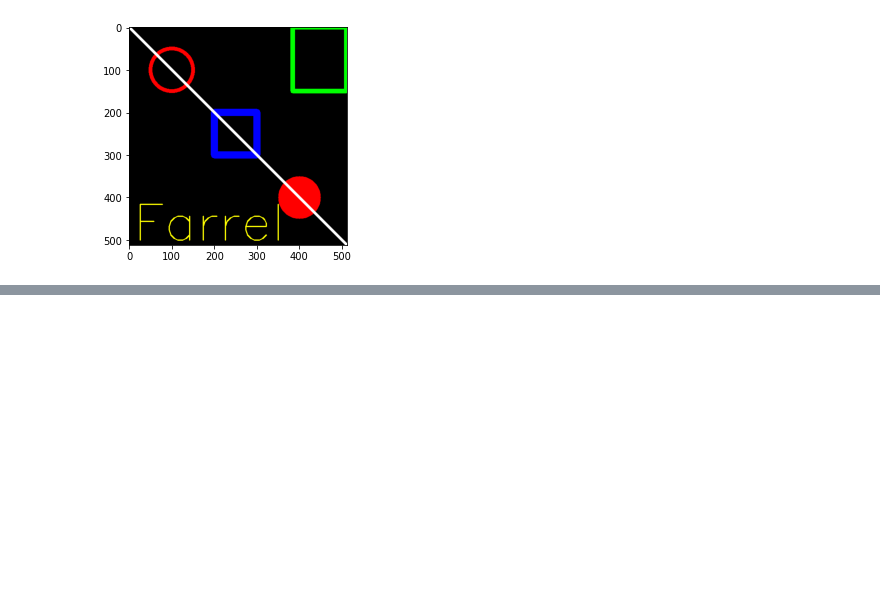
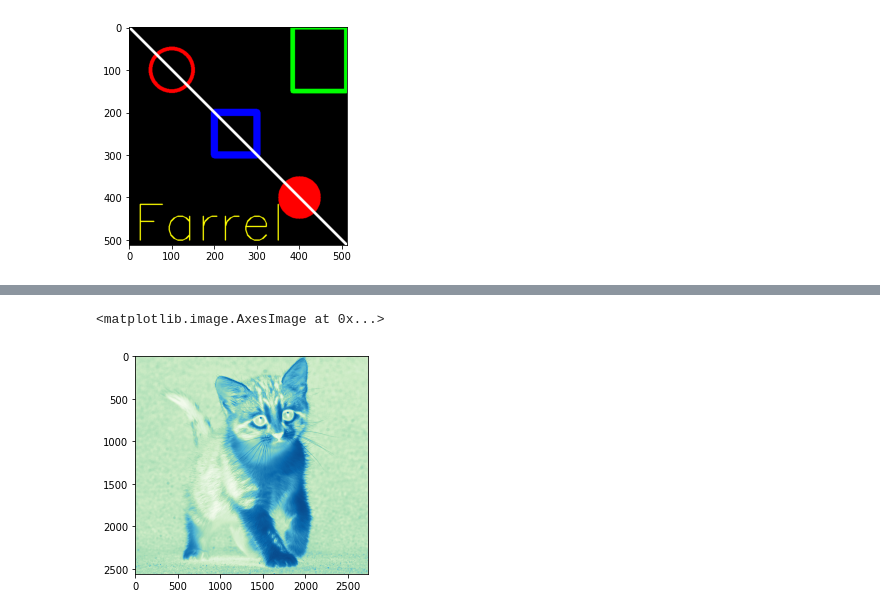
Before and after one commit to farrel1422/PCVK_Genap_2023, a Jupyter notebook: Week_2.ipynb, the cells around one changed output, grey strips where cells are left out. Drawn from its saved outputs; the diff is of its cells as text; code cells hidden in the pictures; blank space fills up the shorter version.

```diff
--- a/Week_2.ipynb
+++ b/Week_2.ipynb
@@ -97,0 +148,5 @@ plt.imshow(black_img)
+# %%
+plt.imshow(img_gray, cmap='GnBu')
+# %% [output]
+<matplotlib.image.AxesImage at 0x...>
+[figure, added]
```
Also changed, not shown: parts of 12 cells of this notebook.
